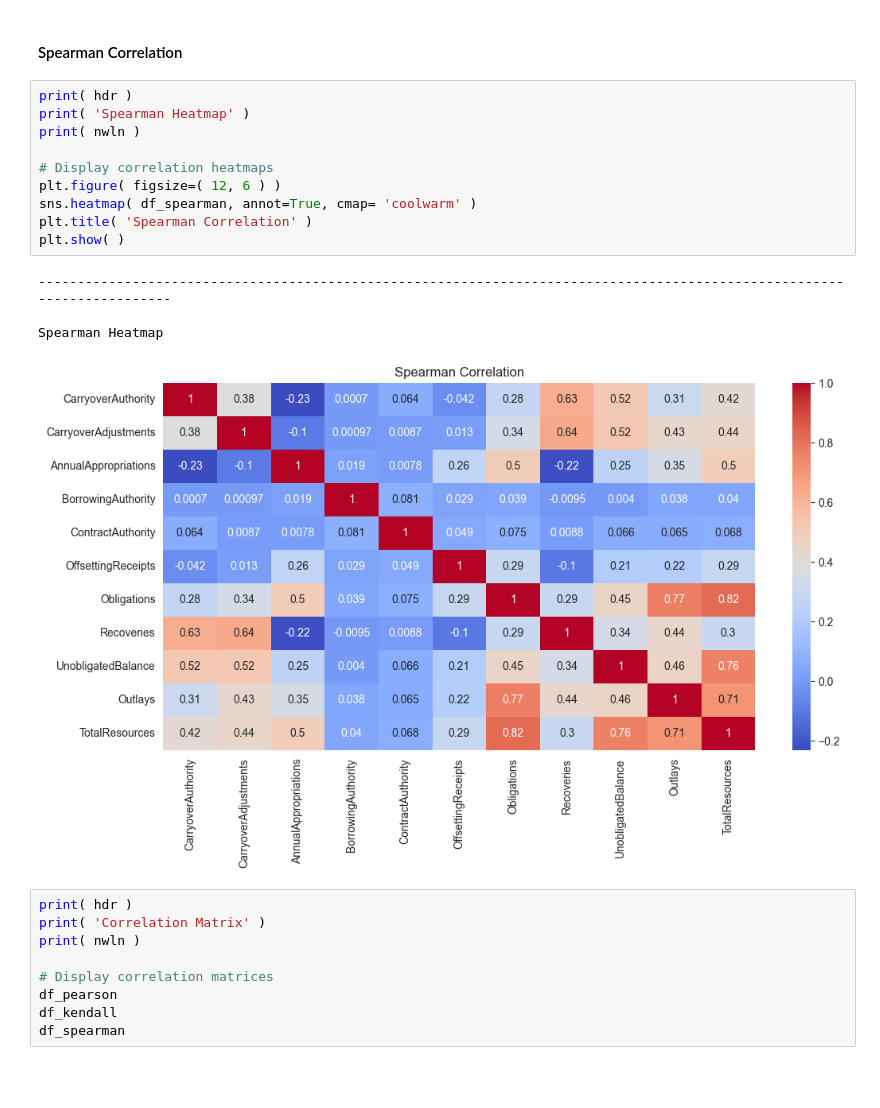
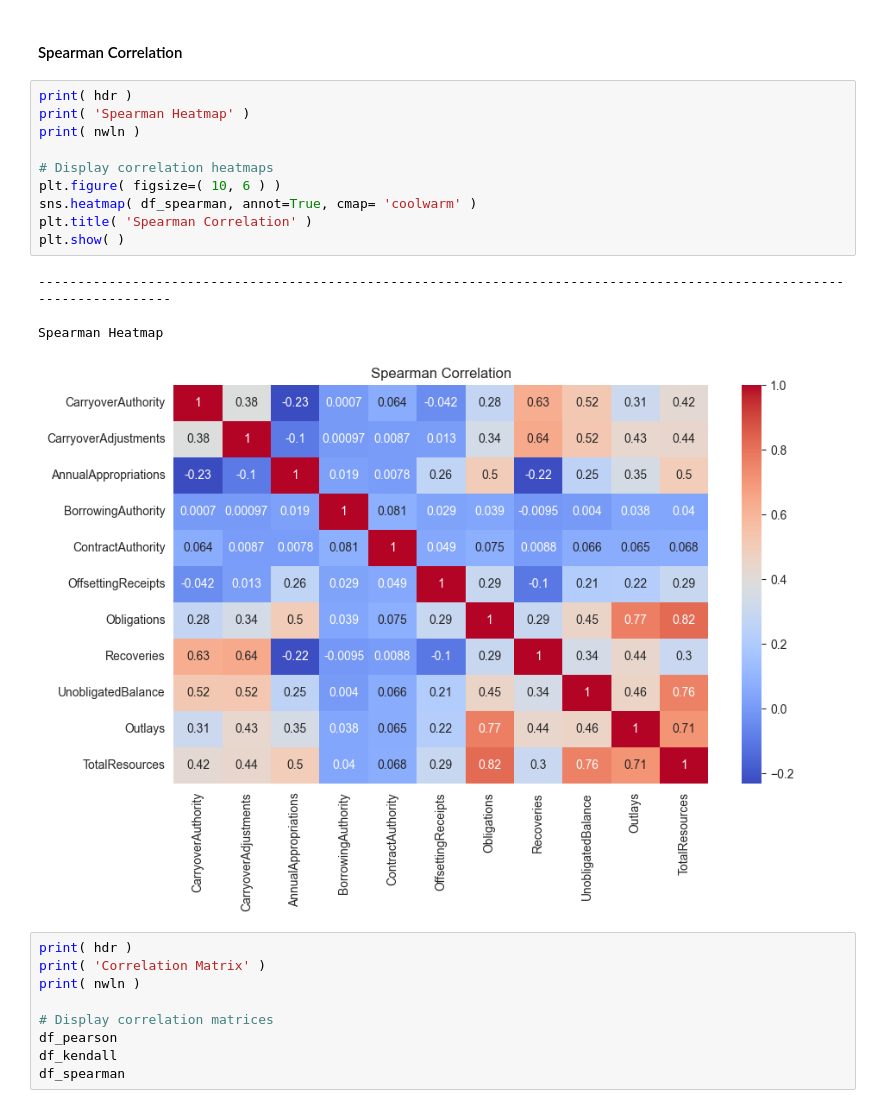
Before and after one commit to is-leeroy-jenkins/Cutey, a Jupyter notebook: balances.ipynb, the cells around one changed output. Drawn from its saved outputs; the diff is of its cells as text; blank space fills up the shorter version.

```diff
--- a/balances.ipynb
+++ b/balances.ipynb
@@ -704,18 +705,18 @@ Kendall Heatmap
 # %%
 print( hdr )
 print( 'Spearman Heatmap' )
 print( nwln )
 
 # Display correlation heatmaps
-plt.figure( figsize=( 12, 6 ) )
+plt.figure( figsize=( 10, 6 ) )
 sns.heatmap( df_spearman, annot=True, cmap= 'coolwarm' )
 plt.title( 'Spearman Correlation' )
 plt.show( )
 # %% [output]
 ------------------------------------------------------------------------------------------------------------------------
 
 Spearman Heatmap
-[figure, old version]
+[figure, new version]
 # %%
 print( hdr )
 print( 'Correlation Matrix' )
```
Also changed, not shown: parts of 7 cells of this notebook.
